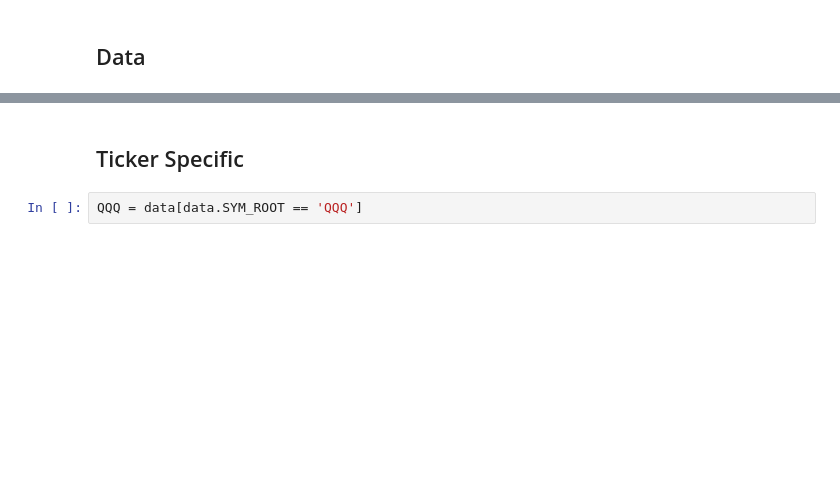
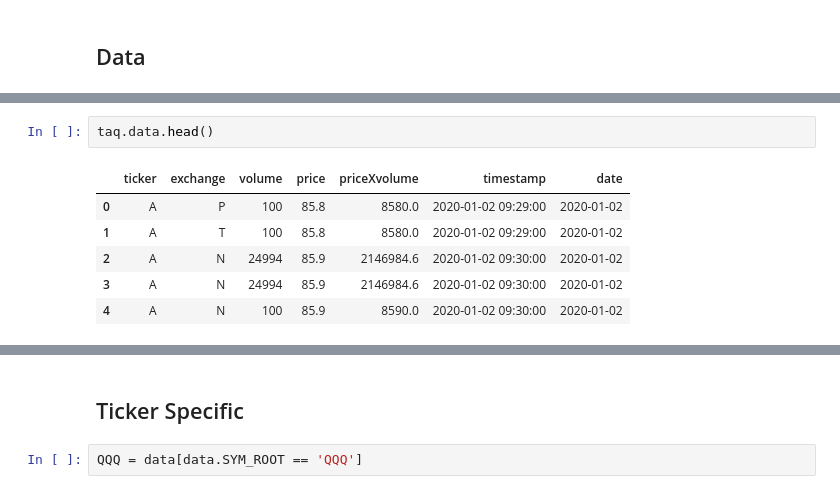
Before and after one commit to ridicholas/FinancialML, a Jupyter notebook: FinancialML.ipynb, the cells around one changed output, grey strips where cells are left out. Saved outputs shown, nothing was run; the diff lists cells and outputs as text; blank space fills up the shorter version.

```diff
--- a/FinancialML.ipynb
+++ b/FinancialML.ipynb
@@ -104,0 +141,9 @@ taq.data.groupby(['ticker', 'date', 'exchange']).sum()
+# %%
+taq.data.head()
+# %% [output]
+|  | ticker | exchange | volume | price | priceXvolume | timestamp | date |
+| 0 | A | P | 100 | 85.8 | 8580.0 | 2020-01-02 09:29:00 | 2020-01-02 |
+| 1 | A | T | 100 | 85.8 | 8580.0 | 2020-01-02 09:29:00 | 2020-01-02 |
+| 2 | A | N | 24994 | 85.9 | 2146984.6 | 2020-01-02 09:30:00 | 2020-01-02 |
+| 3 | A | N | 24994 | 85.9 | 2146984.6 | 2020-01-02 09:30:00 | 2020-01-02 |
+| 4 | A | N | 100 | 85.9 | 8590.0 | 2020-01-02 09:30:00 | 2020-01-02 |
```
Also changed, not shown: parts of 9 cells of this notebook, 2 other files.
